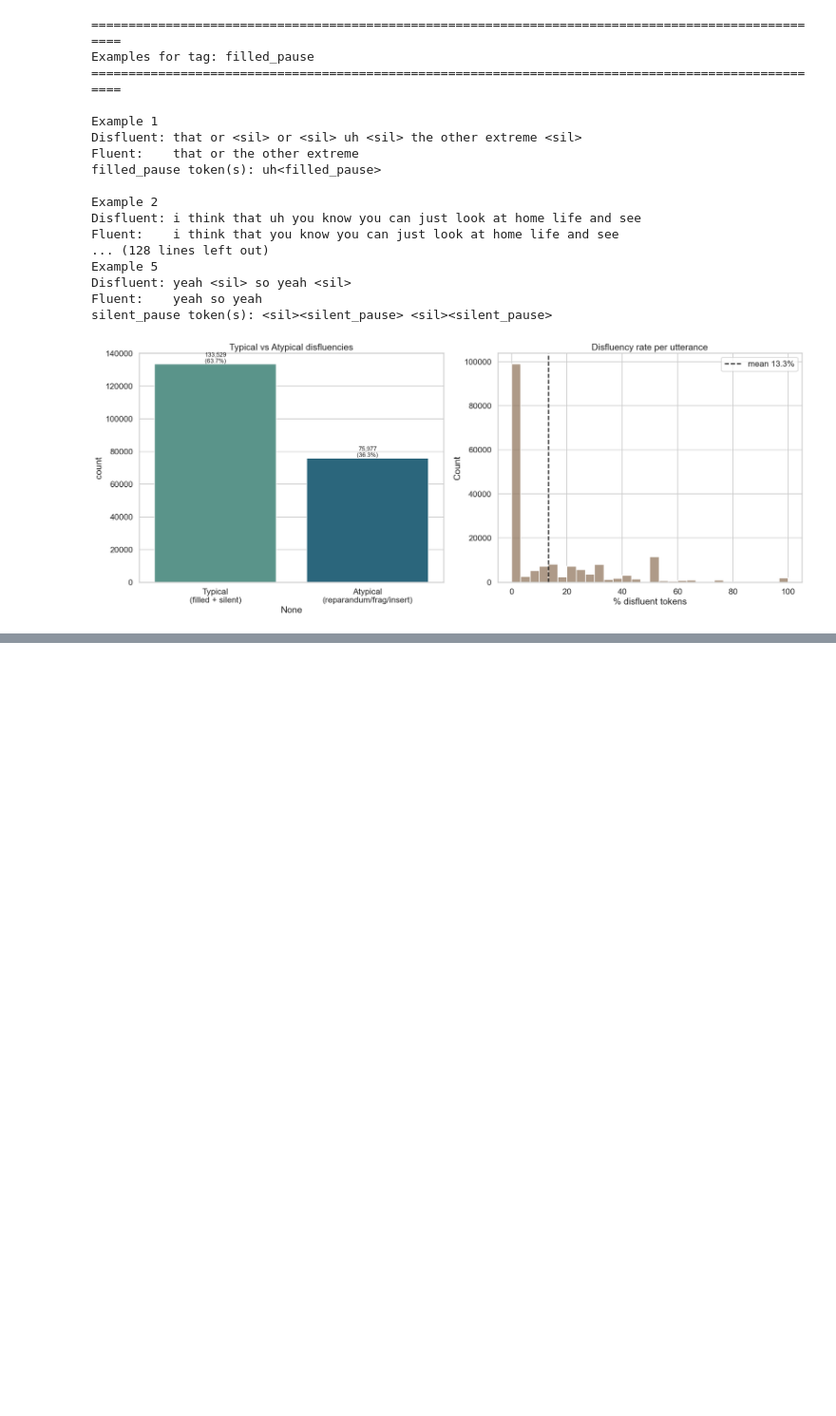
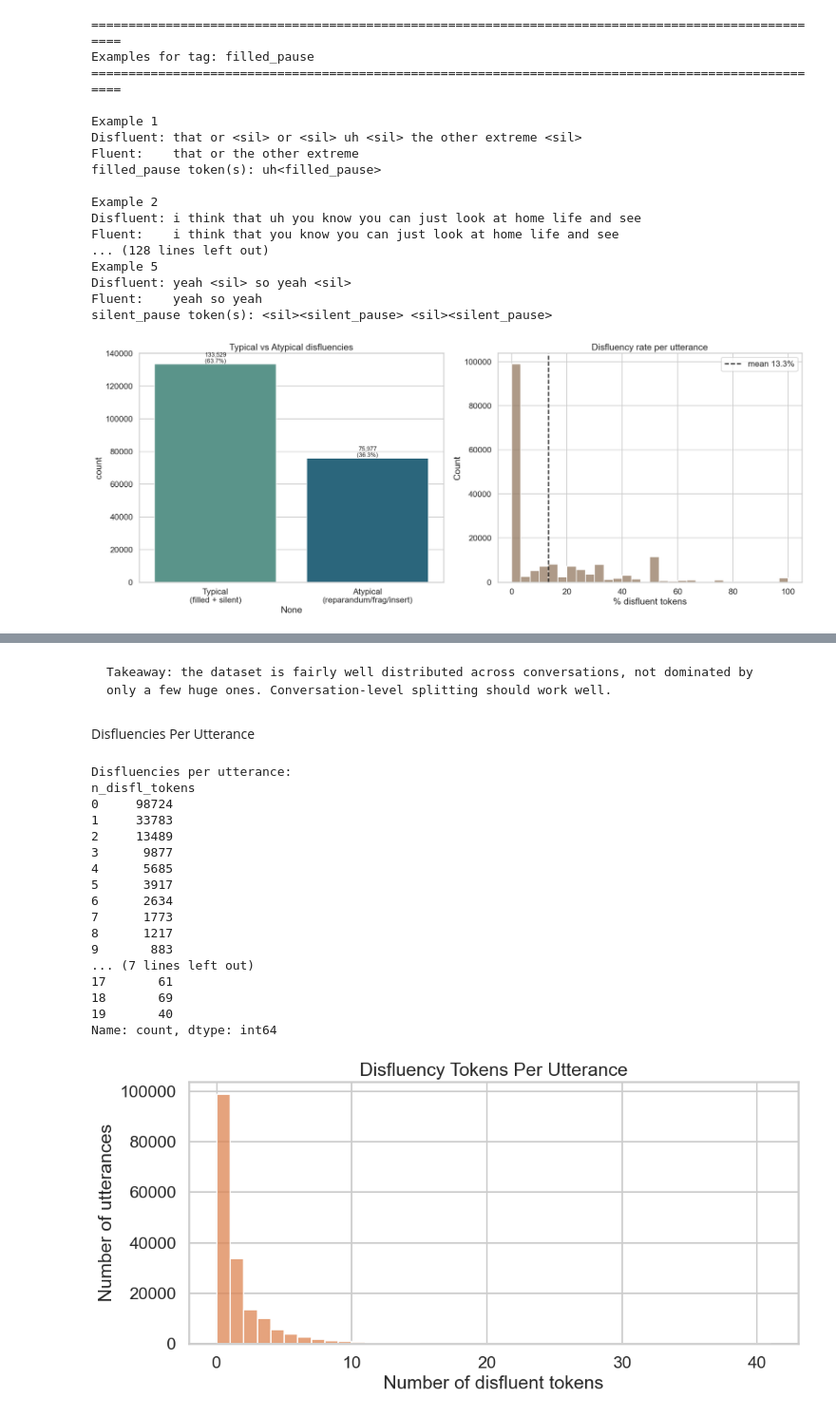
Before and after one commit to lwwws/disfluency-insertion, a Jupyter notebook: visiting.ipynb, the cells around one changed output, grey strips where cells are left out. Shown at 95% size. Cells and saved outputs as stored; diff of their text form; code cells hidden in the pictures; blank space fills up the shorter version.

```diff
--- a/visiting.ipynb
+++ b/visiting.ipynb
@@ -288,0 +342,38 @@ plt.tight_layout(); plt.show()
+# %% [markdown]
+    Takeaway: the dataset is fairly well distributed across conversations, not dominated by only a few huge ones. Conversation-level splitting should work well.
+# %% [markdown]
+Disfluencies Per Utterance
+# %%
+disfl_per_utt = df["n_disfl_tokens"].value_counts().sort_index()
+
+print("Disfluencies per utterance:")
+print(disfl_per_utt.head(20))
+
+plt.figure(figsize=(10, 5))
+
+sns.histplot(df["n_disfl_tokens"], bins=range(0, min(df["n_disfl_tokens"].max(), 40) + 2), color="#DD8452")
+
+plt.title("Disfluency Tokens Per Utterance")
+plt.xlabel("Number of disfluent tokens")
+plt.ylabel("Number of utterances")
+plt.tight_layout()
+plt.show()
+# %% [output]
+Disfluencies per utterance:
+n_disfl_tokens
+0     98724
+1     33783
+2     13489
+3      9877
+4      5685
+5      3917
+6      2634
+7      1773
+8      1217
+9       883
+... (7 lines left out)
+17       61
+18       69
+19       40
+Name: count, dtype: int64
+[figure, added]
```
Also changed, not shown: parts of 11 cells of this notebook.
